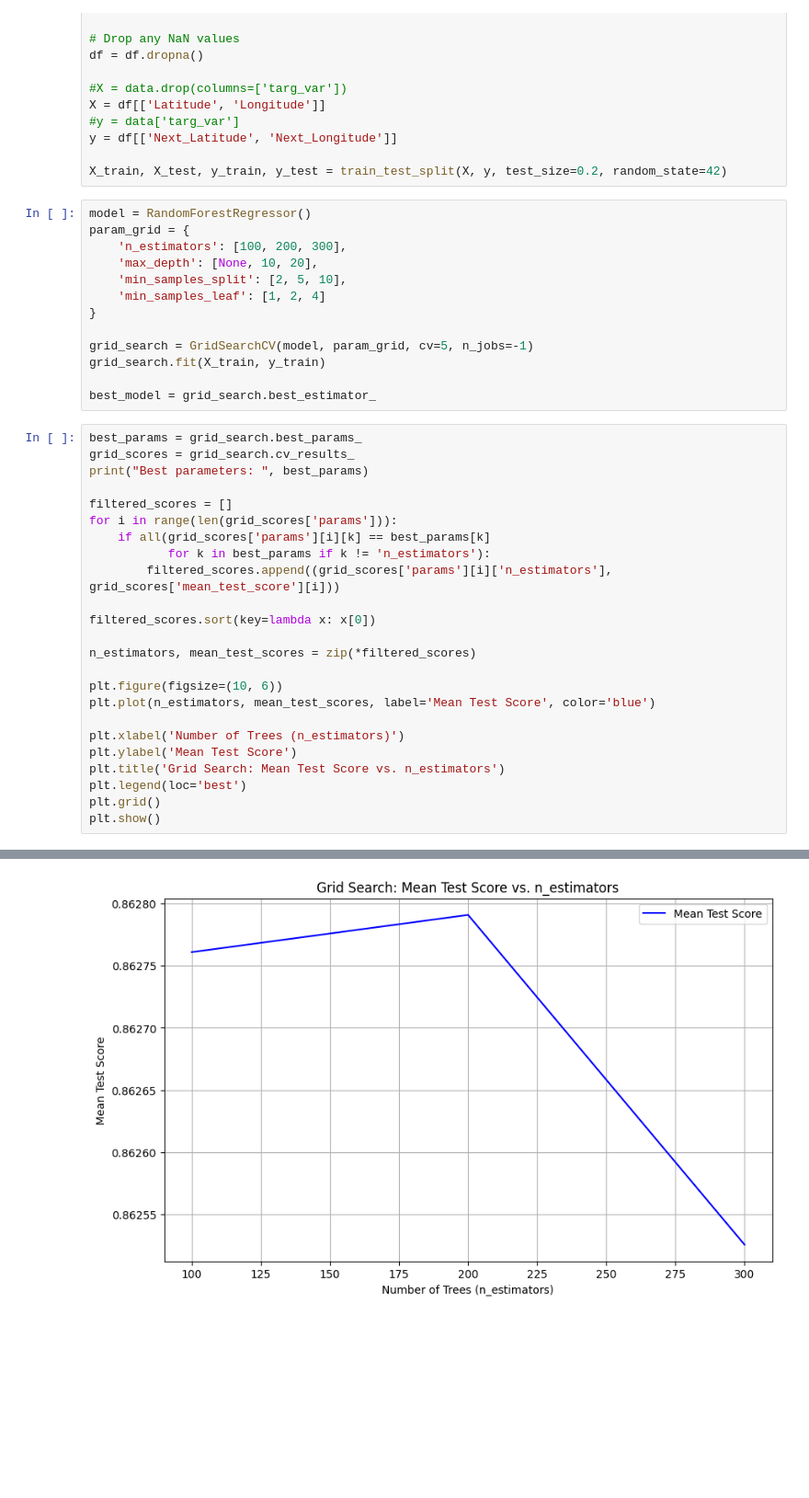
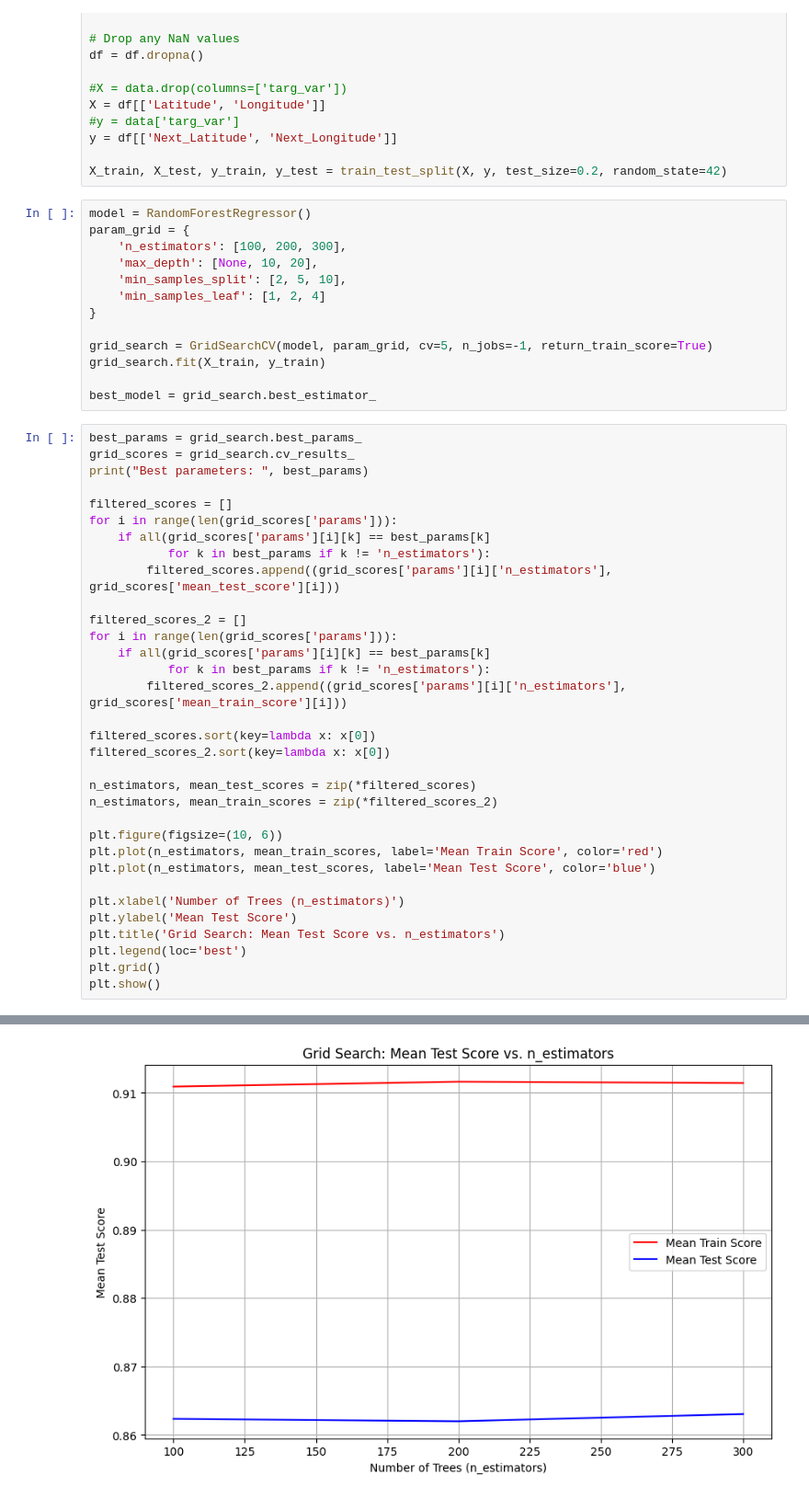
Before and after one commit to c0nD/HurricaneProject, a Jupyter notebook: src/preprocessing_GridSearchCV.ipynb, the cells around one changed output, grey strips where cells are left out. Shown at 92% size. Saved outputs shown, nothing was run; the diff lists cells and outputs as text; blank space fills up the shorter version.

Commit message:
added mean_train_score to vislualization and edited modeling.md

```diff
--- a/src/preprocessing_GridSearchCV.ipynb
+++ b/src/preprocessing_GridSearchCV.ipynb
@@ -42,7 +42,7 @@ param_grid = {
     'min_samples_leaf': [1, 2, 4]
 }
 
-grid_search = GridSearchCV(model, param_grid, cv=5, n_jobs=-1)
+grid_search = GridSearchCV(model, param_grid, cv=5, n_jobs=-1, return_train_score=True)
 grid_search.fit(X_train, y_train)
 
 best_model = grid_search.best_estimator_
@@ -57,11 +57,20 @@ for i in range(len(grid_scores['params'])):
            for k in best_params if k != 'n_estimators'):
         filtered_scores.append((grid_scores['params'][i]['n_estimators'], grid_scores['mean_test_score'][i]))
 
+filtered_scores_2 = []
+for i in range(len(grid_scores['params'])):
+    if all(grid_scores['params'][i][k] == best_params[k]
+           for k in best_params if k != 'n_estimators'):
+        filtered_scores_2.append((grid_scores['params'][i]['n_estimators'], grid_scores['mean_train_score'][i]))
+
 filtered_scores.sort(key=lambda x: x[0])
+filtered_scores_2.sort(key=lambda x: x[0])
 
 n_estimators, mean_test_scores = zip(*filtered_scores)
+n_estimators, mean_train_scores = zip(*filtered_scores_2)
 
 plt.figure(figsize=(10, 6))
+plt.plot(n_estimators, mean_train_scores, label='Mean Train Score', color='red')
 plt.plot(n_estimators, mean_test_scores, label='Mean Test Score', color='blue')
 
 plt.xlabel('Number of Trees (n_estimators)')
@@ -75 +84 @@ Best parameters:  {'max_depth': 20, 'min_samples_leaf': 4, 'min_samples_split':
-[figure, old version]
+[figure, new version]
```
Also changed, not shown: parts of 1 cell of this notebook, 1 other file.
